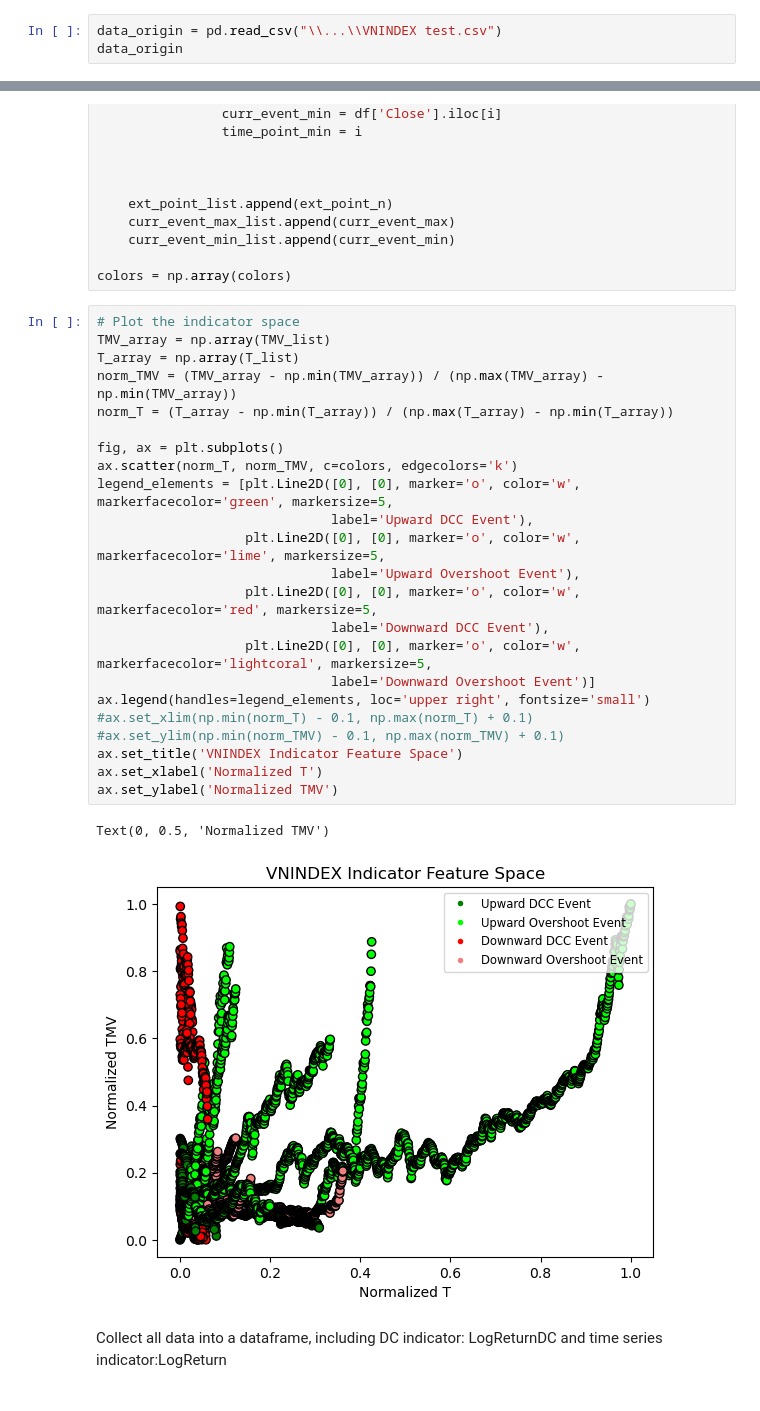
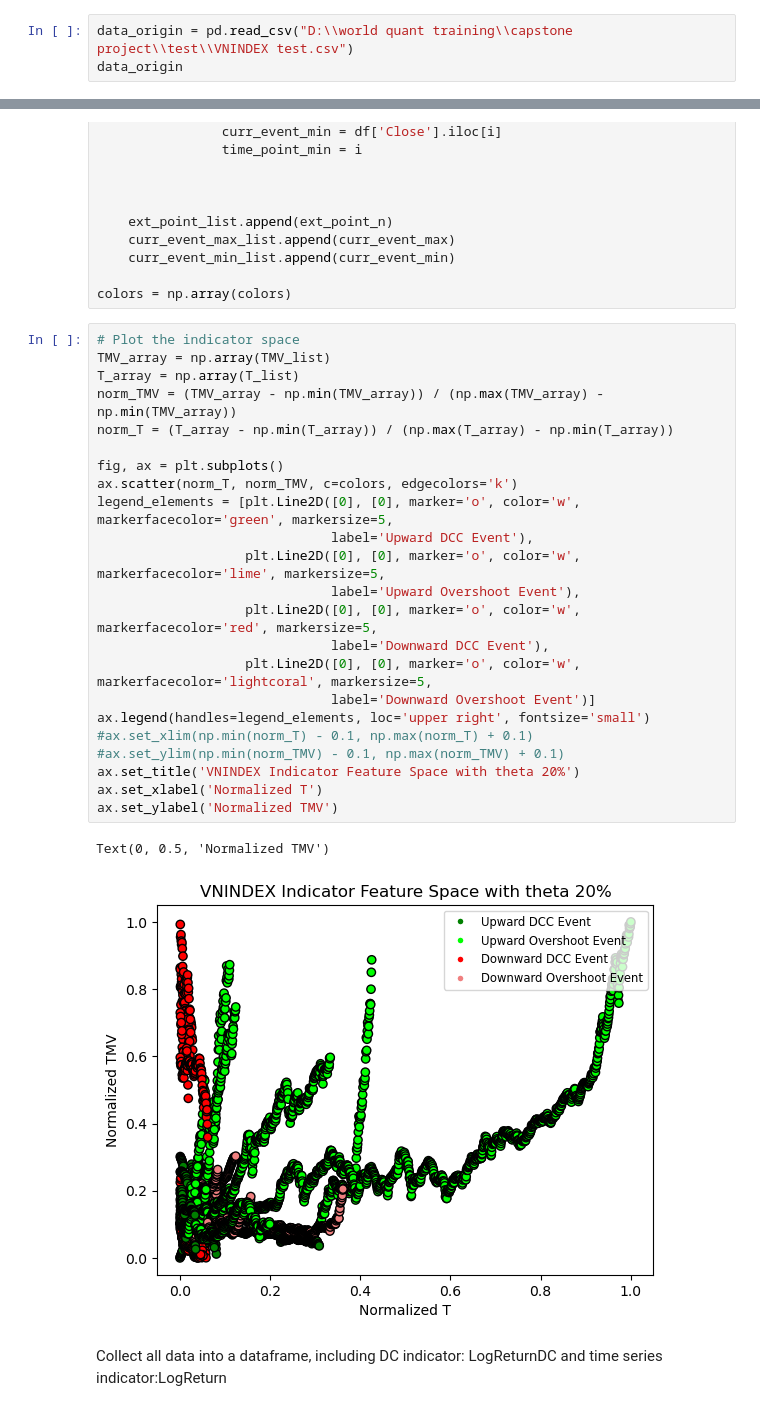
Before and after one commit to ptt0610/Worldquant-capstone-project-DC, a Jupyter notebook: Detect regime with DC approach.ipynb, the cells around one changed output, grey strips where cells are left out. Saved outputs shown, nothing was run; the diff lists cells and outputs as text.

```diff
--- a/Detect regime with DC approach.ipynb
+++ b/Detect regime with DC approach.ipynb
@@ -10,7 +21,7 @@ from sklearn.preprocessing import LabelEncoder
 # %% [markdown]
 ## 1. Import VNINDEX data
 # %%
-data_origin = pd.read_csv("\\...\\VNINDEX test.csv")
+data_origin = pd.read_csv("D:\\world quant training\\capstone project\\test\\VNINDEX test.csv")
 data_origin
 # %% [output]
 |  | Ticker | TradingDate | Close | Highest | Lowest | Open | Total Trading Value (billion VND) | Total Trading Volume (shares) |
@@ -158,29 +170,29 @@ colors = np.array(colors)
 # %%
 # Plot the indicator space
 TMV_array = np.array(TMV_list)
 T_array = np.array(T_list)
 norm_TMV = (TMV_array - np.min(TMV_array)) / (np.max(TMV_array) - np.min(TMV_array))
 norm_T = (T_array - np.min(T_array)) / (np.max(T_array) - np.min(T_array))
 
 fig, ax = plt.subplots()
 ax.scatter(norm_T, norm_TMV, c=colors, edgecolors='k')
 legend_elements = [plt.Line2D([0], [0], marker='o', color='w', markerfacecolor='green', markersize=5,
                               label='Upward DCC Event'),
                    plt.Line2D([0], [0], marker='o', color='w', markerfacecolor='lime', markersize=5,
                               label='Upward Overshoot Event'),
                    plt.Line2D([0], [0], marker='o', color='w', markerfacecolor='red', markersize=5,
                               label='Downward DCC Event'),
                    plt.Line2D([0], [0], marker='o', color='w', markerfacecolor='lightcoral', markersize=5,
                               label='Downward Overshoot Event')]
 ax.legend(handles=legend_elements, loc='upper right', fontsize='small')
 #ax.set_xlim(np.min(norm_T) - 0.1, np.max(norm_T) + 0.1)
 #ax.set_ylim(np.min(norm_TMV) - 0.1, np.max(norm_TMV) + 0.1)
-ax.set_title('VNINDEX Indicator Feature Space')
+ax.set_title('VNINDEX Indicator Feature Space with theta 20%')
 ax.set_xlabel('Normalized T')
 ax.set_ylabel('Normalized TMV')
 # %% [output]
 Text(0, 0.5, 'Normalized TMV')
-[figure, old version]
+[figure, new version]
 # %% [markdown]
 Collect all data into a dataframe, including DC indicator: LogReturnDC  and time series indicator:LogReturn
 # %%
```
Also changed, not shown: parts of 26 cells of this notebook.
